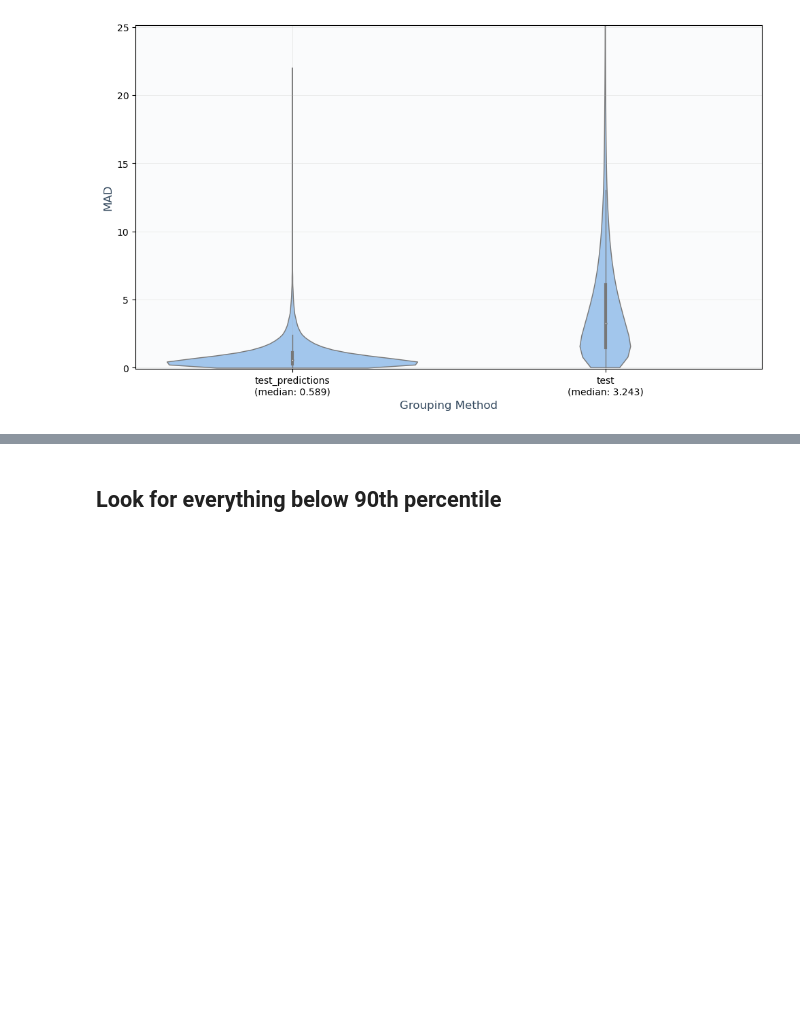
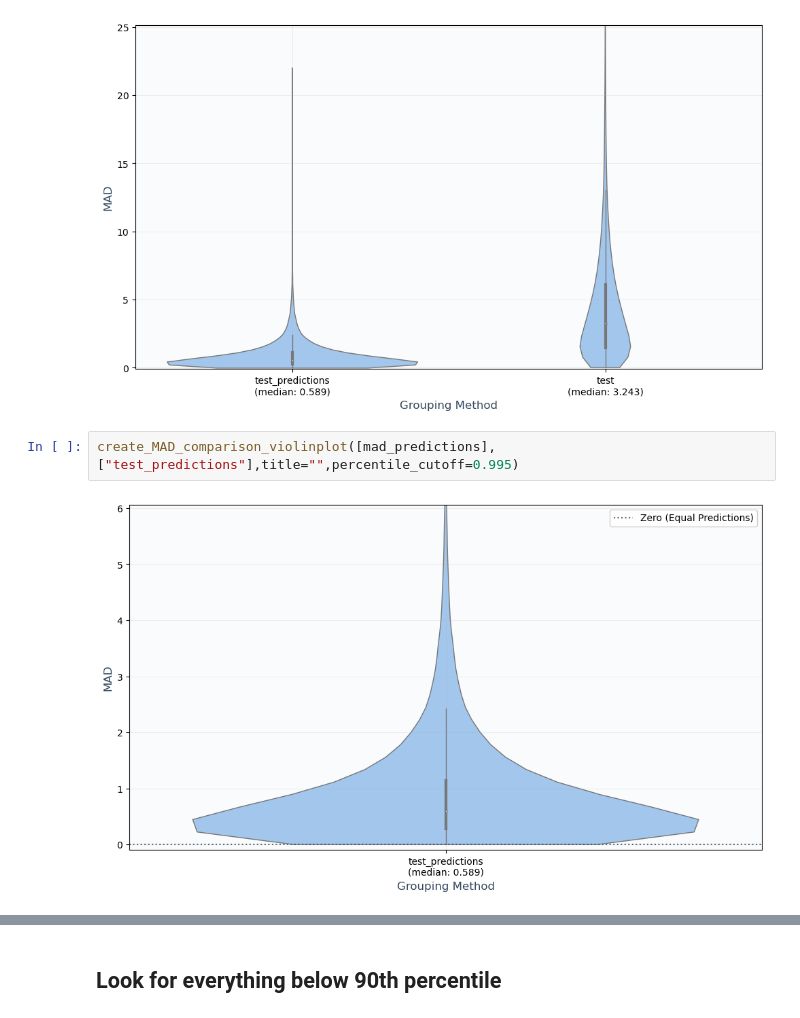
Before and after one commit to WannesLamberts/MTL-peptide-property-prediction-pool, a Jupyter notebook: notebooks/model_interpretation_test.ipynb, the cells around one changed output, grey strips where cells are left out. Drawn from its saved outputs; the diff is of its cells as text; blank space fills up the shorter version.

```diff
--- a/notebooks/model_interpretation_test.ipynb
+++ b/notebooks/model_interpretation_test.ipynb
@@ -45,3 +45,7 @@ mad_truth=df_pool.groupby('modified_sequence')['label'].apply(lambda x: median_a
 create_MAD_comparison_violinplot([mad_predictions,mad_truth],["test_predictions","test"],title="",percentile_cutoff=0.995)
 # %% [output]
 [figure]
+# %%
+create_MAD_comparison_violinplot([mad_predictions],["test_predictions"],title="",percentile_cutoff=0.995)
+# %% [output]
+[figure, added]
```
Also changed, not shown: parts of 1 cell of this notebook, 4 other files.
